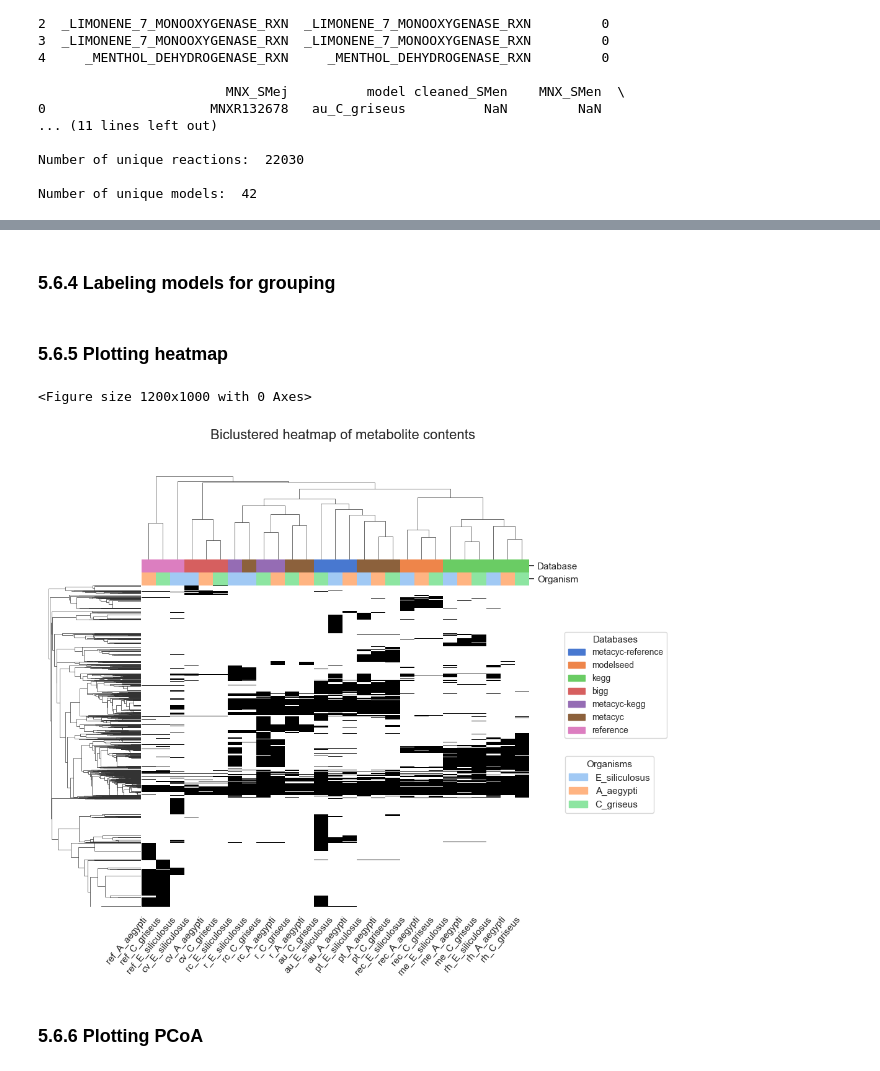
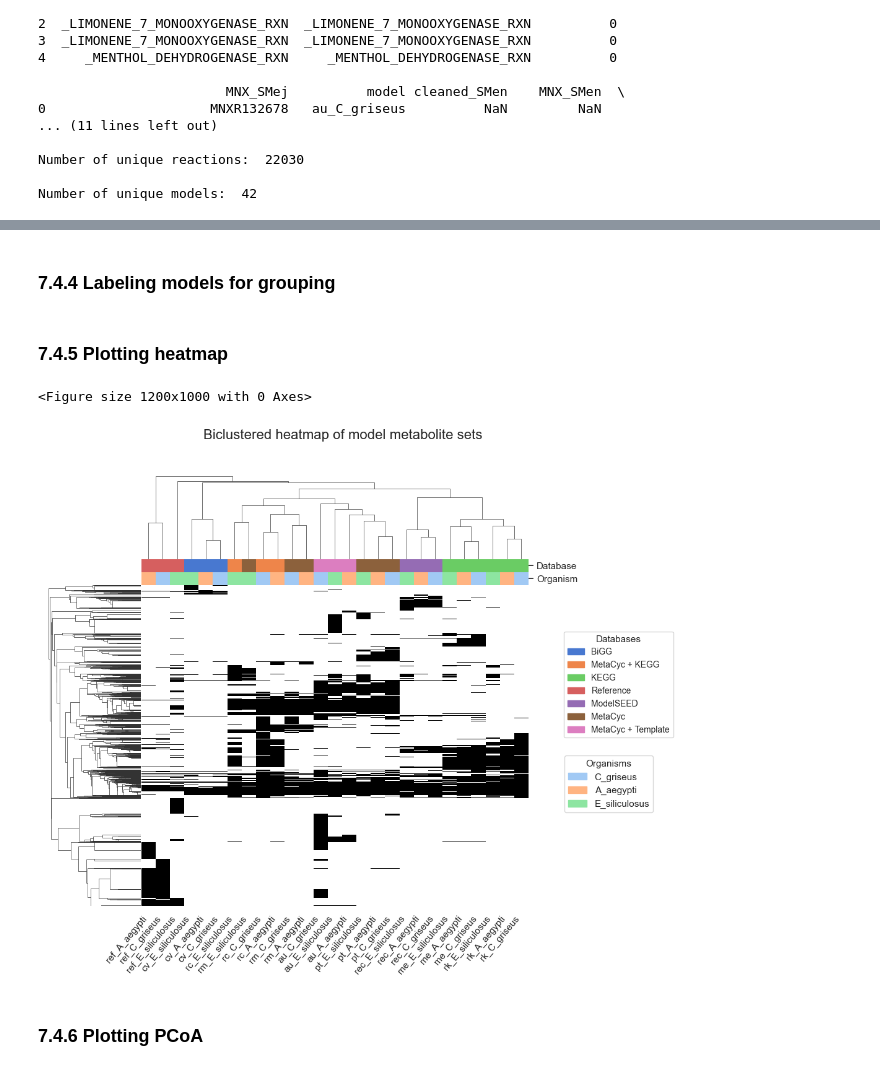
Before and after one commit to natJimenez/eukaryo_methods, a Jupyter notebook: main.ipynb, the cells around one changed output, grey strips where cells are left out. Drawn from its saved outputs; the diff is of its cells as text; code cells hidden in the pictures.

```diff
--- a/main.ipynb
+++ b/main.ipynb
@@ -2529,6 +4663,0 @@ df_map_spe_mets = pd.DataFrame.from_dict(df_dict, orient='index')
-# %%
-df_map_spe_mets['Model org'] = df_map_spe_mets['Model org'].replace('CHO', 'C. griseus')
-# %%
-df_map_spe_mets['Method'] = df_map_spe_mets['Method'].replace('raven homo', 'raven-kegg')
-df_map_spe_mets['Method'] = df_map_spe_mets['Method'].replace('raven comb', 'raven-comb')
-df_map_spe_mets['Method'] = df_map_spe_mets['Method'].replace({'raven': 'raven-metacyc'})
@@ -3177,8 +4998,8 @@ binary_matrix.shape
 models = binary_matrix.index
 
 # Model to database mapping based on tool (model prefix)
-tool2db = {'r': 'metacyc', 'rh': 'kegg', 'rc': 'metacyc-kegg', 'pt': 'metacyc',
-           'me': 'kegg', 'cv': 'bigg', 'rec': 'modelseed', 'au': 'metacyc-reference', 'ref': 'reference'}
+tool2db = {'rm': 'MetaCyc', 'rk': 'KEGG', 'rc': 'MetaCyc + KEGG', 'pt': 'MetaCyc',
+           'me': 'KEGG', 'cv': 'BiGG', 'rec': 'ModelSEED', 'au': 'MetaCyc + Template', 'ref': 'Reference'}
 model2db = {}
 for model in models:
     prefix = model.split('_')[0]
@@ -3318,14 +5139,14 @@ r_E_siliculosus          0        0           0          0          0
 
 [8 rows x 11384 columns]
 # %% [markdown]
-### 5.6.4 Labeling models for grouping
+### 7.4.4 Labeling models for grouping
 # %%
 # Extract model names from the index of the binary matrix
 models = binary_matrix.index
 
 # Model to database mapping based on tool (model prefix)
-tool2db = {'r': 'metacyc', 'rh': 'kegg', 'rc': 'metacyc-kegg', 'pt': 'metacyc', 'me': 'kegg',
-           'cv': 'bigg', 'rec': 'modelseed', 'au': 'metacyc-reference', 'ref':'reference'}
+tool2db = {'rm': 'MetaCyc', 'rk': 'KEGG', 'rc': 'MetaCyc + KEGG', 'pt': 'MetaCyc',
+           'me': 'KEGG', 'cv': 'BiGG', 'rec': 'ModelSEED', 'au': 'MetaCyc + Template', 'ref': 'Reference'}
 model2db = {}
 for model in models:
     prefix = model.split('_')[0]
@@ -3334,12 +5155,12 @@ for model in models:
 # Model to organism mapping (based on model suffix)
 model2org = {model: '_'.join(model.split('_')[-2:]) for model in models}
 # %% [markdown]
-### 5.6.5 Plotting heatmap
+### 7.4.5 Plotting heatmap
 # %%
-plot_biclustered_heatmap(binary_matrix, models, model2db, model2org, 'metabolite', 'figures/Figure5c.png')
+plot_biclustered_heatmap(binary_matrix, models, model2db, model2org, 'metabolite', 'raw_figures/metabolite_heatmap(legend_updated).svg')
 # %% [output]
 <Figure size 1200x1000 with 0 Axes>
-[figure, old version]
+[figure, new version]
 # %% [markdown]
-### 5.6.6 Plotting PCoA
+### 7.4.6 Plotting PCoA
 # %%
```
Also changed, not shown: parts of 246 cells of this notebook, 10 other files.
